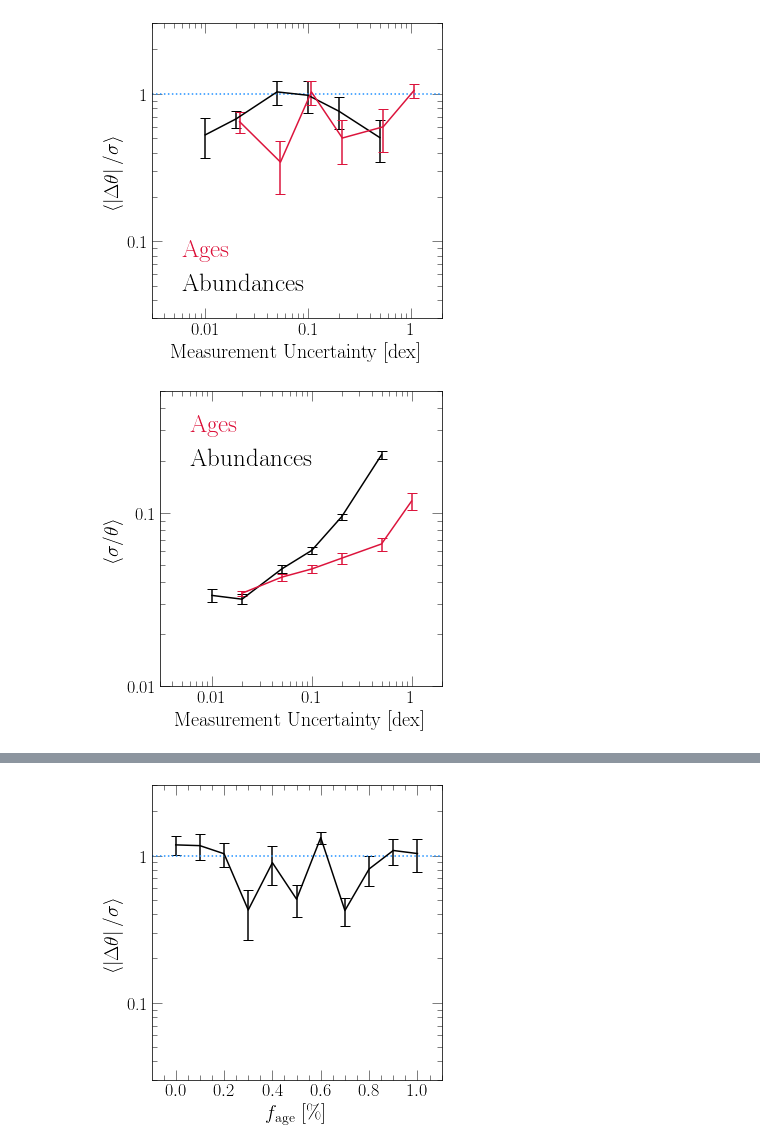
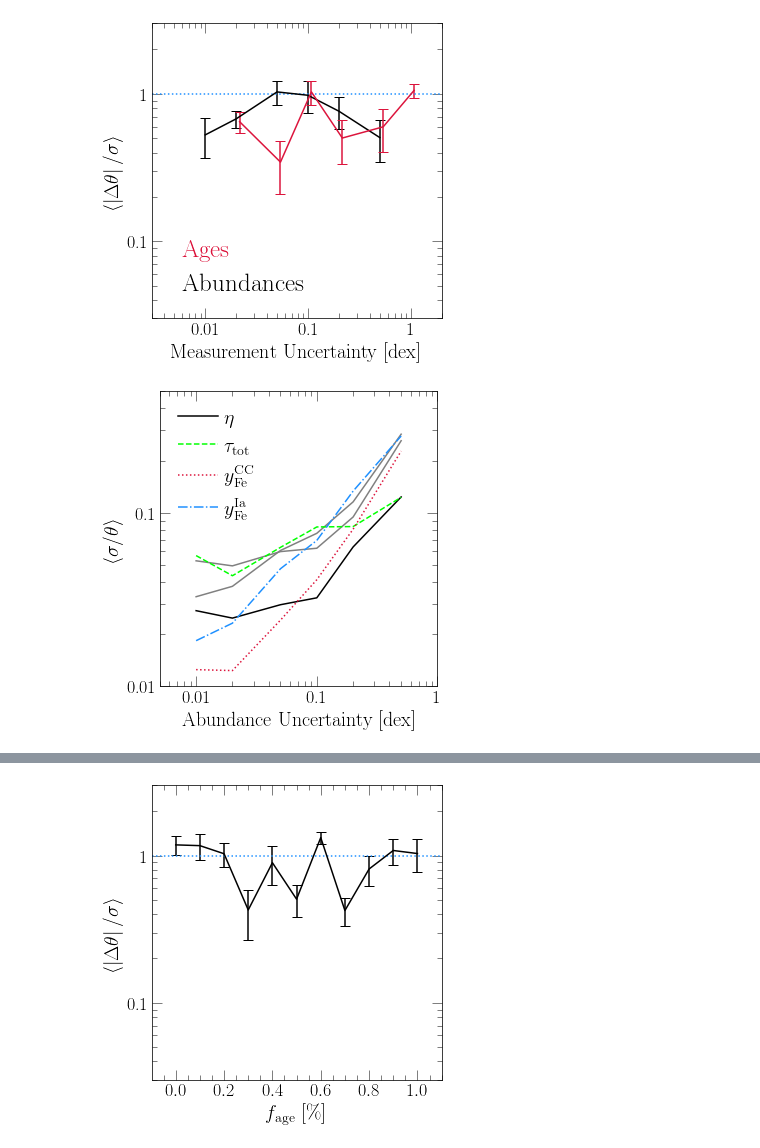
Before and after one commit to giganano/h3halo, a Jupyter notebook: notebooks/paperplots.ipynb, the cells around one changed output, grey strips where cells are left out. Cells and saved outputs as stored; diff of their text form; code cells hidden in the pictures.

Commit message:
paper updates ; Sgr dSph investigation

```diff
--- a/notebooks/paperplots.ipynb
+++ b/notebooks/paperplots.ipynb
@@ -499,11 +499,18 @@ with open("../paper/outline1/mocksamples.tablebody.tex", 'w') as out:
 \begin{table*}
 \caption{
 Known (top row) and recovered best-fit values of the evolutionary parameters
-used to generated mock data samples (see discussion in~\S~\ref{sec:mocks}).
-We conduct fits for variations of our fiducial mock data in sample size (top
-block), measurement uncertainty in~\feh~and~\afe~abundances (top-middle block),
-measurement uncertainty in~$\log_{10}(\text{age})$ (bottom-middle block), and
-the fraction of the sample with available age measurements (bottom block).
+used to generate our mock data samples (from left to right): the variation
+of our fiducial mock sample, the e-folding timescale of the infall
+history~$\tau_\text{in}$, the outflow mass-loading factor~$\eta$, the SFE
+timescale~$\tau_\star$, the duration of star formation~$\tau_\text{tot}$,
+the IMF-averaged Fe yield from CCSNe~\yfecc, and the DTD-integrated Fe yield
+from SNe Ia~\yfeia.
+Each variation has the same evolutionary parameters in the GCE model, but
+has either a different sample size (top block), measurement uncertainty
+in~\feh~and~\afe~abundances (top-middle block), measurement uncertainty
+in~$\log_{10}(\text{age})$ (bottom-middle block), or fraction of the
+sample with available age measurements (bottom block).
+The values taken in the fiducial mock sample are marked in bold.
 We provide illustrations of the accuracy and precision of these fits in
 Figs.~\ref{fig:dp_sigma} and~\ref{fig:precision}, respectively.
 }
@@ -898,63 +921,56 @@ plt.show()
 # %%
 fig = plt.figure()
 ax = fig.add_subplot(111)
 ax.set_xscale("log")
 ax.set_yscale("log")
 ax.xaxis.set_major_formatter(fsf("%g"))
 ax.yaxis.set_major_formatter(fsf("%g"))
-ax.set_xlabel("Measurement Uncertainty [dex]")
+ax.set_xlabel("Abundance Uncertainty [dex]")
 ax.set_ylabel(r"$\langle\sigma/\theta\rangle$")
-ax.set_xlim([0.003, 2])
+ax.set_xlim([0.005, 1])
 ax.set_ylim([0.01, 0.5])
 
-yvals = []
-errors = []
-for precision in rederived_abundanceprecision.keys():
-    bestfits = rederived_abundanceprecision[precision]
-    precisions = []
-    for i in range(len(true_values)):
-        sigma = (bestfits[i][1] + bestfits[i][2]) / 2
-        precisions.append(sigma / bestfits[i][0])
-    yvals.append(np.mean(precisions))
-    errors.append(np.std(precisions) / len(true_values))
-
-
-xvals = list(rederived_abundanceprecision.keys())
-ax.errorbar(xvals, yvals, yerr = errors, c = named_colors()["black"])
-
-yvals = []
-errors = []
-for precision in rederived_ageprecision.keys():
-    bestfits = rederived_ageprecision[precision]
-    precisions = []
-    for i in range(len(true_values)):
-        sigma = (bestfits[i][1] + bestfits[i][2]) / 2
-        precisions.append(sigma / bestfits[i][0])
-    yvals.append(np.mean(precisions))
-    errors.append(np.std(precisions) / len(true_values))
-
-# xvals = [_ * 1.08 for _ in list(rederived_ageprecision.keys())]
-xvals = list(rederived_ageprecision.keys())
-ax.errorbar(xvals, yvals, yerr = errors, c = named_colors()["crimson"])
-
-ax.plot([1e-5, 1e-4], [1e-5, 1e-4], c = named_colors()["crimson"],
-    label = "Ages")
-ax.plot([1e-5, 1e-4], [1e-5, 1e-4], c = named_colors()["black"],
-    label = "Abundances")
+precisions = list(rederived_abundanceprecision.keys())
+dim = len(rederived_abundanceprecision[precisions[0]])
+for i in range(dim):
+    yvals = []
+    for p in precisions:
+        rederived = rederived_abundanceprecision[p]
+        sigma = (rederived[i][1] + rederived[i][2]) / 2
+        yvals.append(sigma / rederived[i][0])
+    kwargs = {
+        "c": named_colors()["grey"]
+    }
+    if i == 1:
+        kwargs["c"] = named_colors()["black"]
+        kwargs["label"] = r"$\eta$"
+        kwargs["linestyle"] = "-"
+    if i == 3:
+        kwargs["c"] = named_colors()["lime"]
+        kwargs["label"] = r"$\tau_\text{tot}$"
+        kwargs["linestyle"] = "--"
+    elif i == 4:
+        kwargs["c"] = named_colors()["crimson"]
+        kwargs["label"] = r"$y_\text{Fe}^\text{CC}$"
+        kwargs["linestyle"] = ":"
+    elif i == 5:
+        kwargs["c"] = named_colors()["dodgerblue"]
+        kwargs["label"] = r"$y_\text{Fe}^\text{Ia}$"
+        kwargs["linestyle"] = "-."
+    else: pass
+    ax.plot(precisions, yvals, **kwargs)
 
 kwargs = {
     "loc": mpl_loc("upper left"),
-    "handlelength": 0,
-    "fontsize": 25
+    "fontsize": 20
 }
 leg = ax.legend(**kwargs)
-fancy_legend(leg, ["crimson", "black"])
 
 plt.tight_layout()
 for ext in ["pdf", "jpeg"]:
     kwargs = {}
     if ext == "jpeg": kwargs["dpi"] = 200
-    plt.savefig("../paper/precision_uncertainty.%s" % (ext), **kwargs)
+    plt.savefig("../paper/precision_abundanceuncertainty.%s" % (ext), **kwargs)
 plt.show()
 # %% [output]
-[figure, old version]
+[figure, new version]
```
Also changed, not shown: parts of 6 cells of this notebook, 27 other files.
